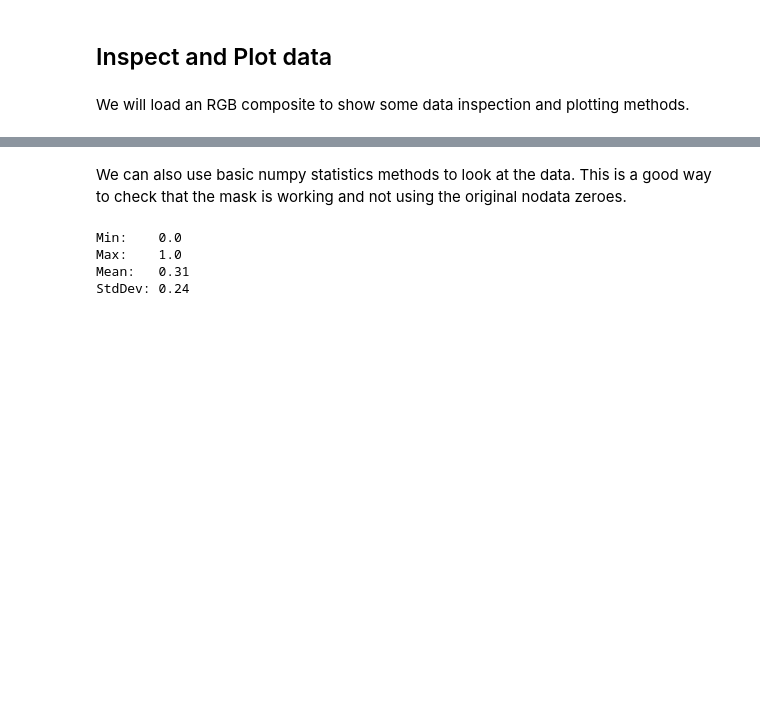
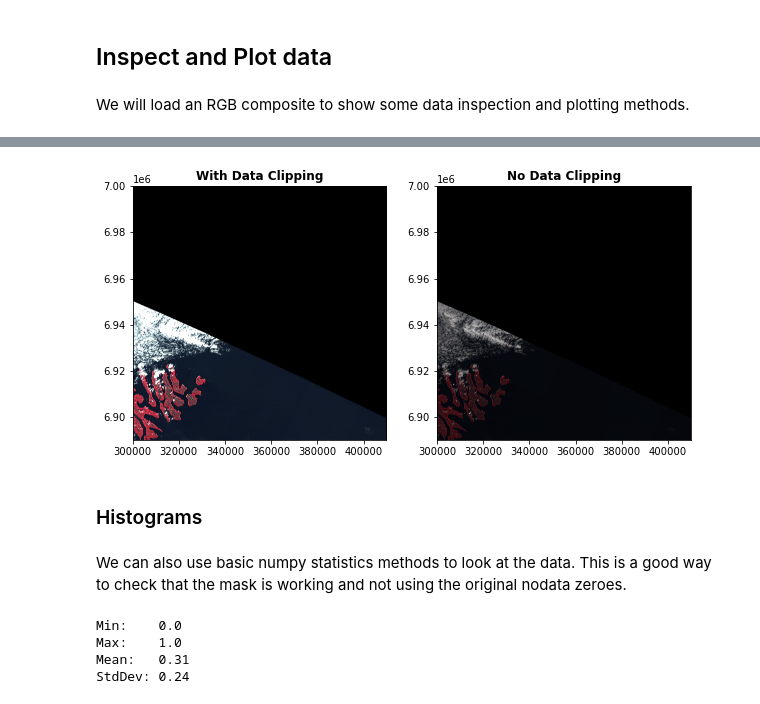
Before and after one commit to rwilks-earthobs/msc_eo_challenge, a Jupyter notebook: 230207 Introductory Jupyter Notebook.ipynb, the cells around one changed output, grey strips where cells are left out. Drawn from its saved outputs; the diff is of its cells as text; code cells hidden in the pictures; blank space fills up the shorter version.

```diff
--- a/230207 Introductory Jupyter Notebook.ipynb
+++ b/230207 Introductory Jupyter Notebook.ipynb
@@ -500,0 +505,10 @@ blue, blue_metadata = update_sen2_mask(blue, blue_metadata)
+# %%
+# read in B03 (green), B04 (red) and B08 (near-infrared)
+b03, b03_metadata = get_band(img_day_dict['R10m']['B03'])
+b04, b04_metadata = get_band(img_day_dict['R10m']['B04'])
+b08, b08_metadata = get_band(img_day_dict['R10m']['B08'])
+
+# mask
+b03, b03_metadata = update_sen2_mask(b03, b03_metadata)
+b04, b04_metadata = update_sen2_mask(b04, b04_metadata)
+b08, b08_metadata = update_sen2_mask(b08, b08_metadata)
@@ -503,19 +535,19 @@ As matplotlib can only deal with data in the uint8 range (0, 255) or data on the
 # %%
-def normalise_band(raster):
+def normalise_band(raster, clip=True):
 
-    raster_div = raster / 10000
+    raster = raster / 10000
 
-    mn = raster.mean()
-    sd = raster.std()
-    upper = mn + (2*sd)
-    lower = mn - (2*sd)
+    if clip is True:
 
-    raster[raster > upper] = upper
-    raster[raster < lower] = lower
+        mn = raster.mean()
+        sd = raster.std()
+        upper = mn + (2*sd)
+        lower = mn - (2*sd)
 
-    raster_norm = (raster - raster.min()) / (raster.max() - raster.min())
+        raster[raster > upper] = upper
+        raster[raster < lower] = lower
 
-    return raster_norm
+    return (raster - raster.min()) / (raster.max() - raster.min())
 
 #def prepare(raster):
 #
@@ -551,3 +569,20 @@ b02 mask:
+# %%
+fig, (ax1, ax2) = plt.subplots(1, 2, figsize=(15, 15))
+
+# stack rasters for plotting
+stack1 = np.stack([normalise_band(b08), normalise_band(b04), normalise_band(b03)])
+stack2 = np.stack([normalise_band(b08, clip=False), normalise_band(b04, clip=False), normalise_band(b03, clip=False)])
+
+show(stack1, transform=b08_metadata['transform'], ax=ax1, title="With Data Clipping")
+show(stack2, transform=b08_metadata['transform'], ax=ax2, title="No Data Clipping")
+
+ax_image.set_title('S2 False Colour Composite Comparison', fontsize=20)
+
+plt.show()
+# %% [output]
+[figure, added]
+# %% [markdown]
+### Histograms
 # %% [markdown]
 We can also use basic numpy statistics methods to look at the data. This is a good way to check that the mask is working and not using the original nodata zeroes.
 # %%
```
Also changed, not shown: parts of 23 cells of this notebook.
